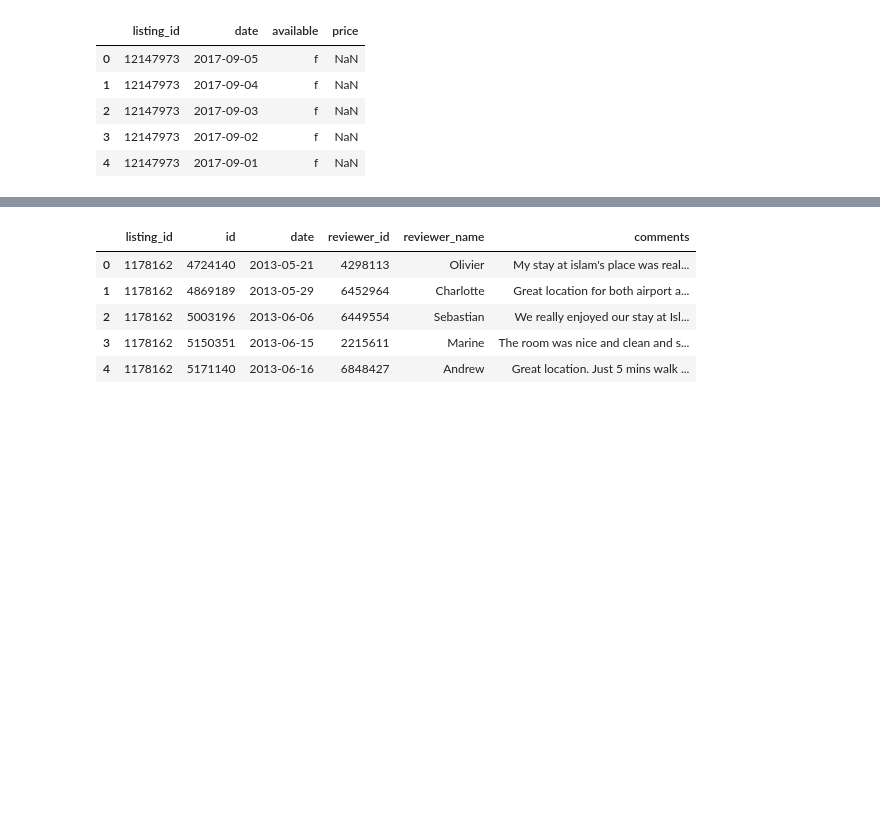
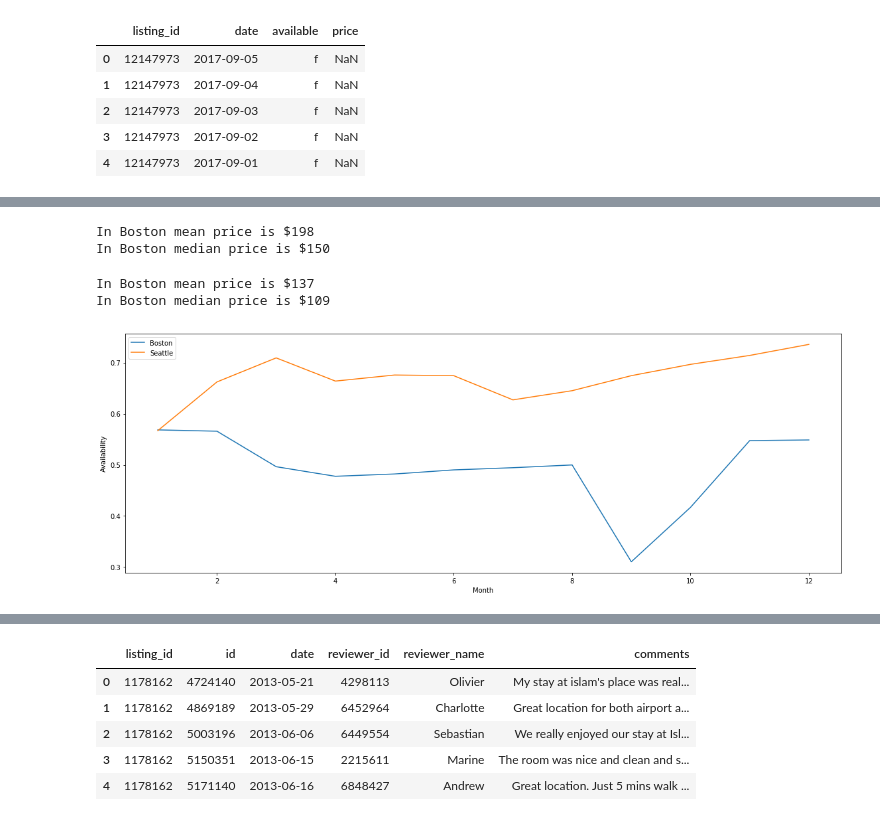
Before and after one commit to vasilyor/DataScienceBlogPost, a Jupyter notebook: DataScienceBlogPost.ipynb, the cells around one changed output, grey strips where cells are left out. Drawn from its saved outputs; the diff is of its cells as text; code cells hidden in the pictures; blank space fills up the shorter version.

```diff
--- a/DataScienceBlogPost.ipynb
+++ b/DataScienceBlogPost.ipynb
@@ -85,0 +182,26 @@ df_b_cal.head()
+# %%
+# Google: The "mean" is the "average" you're used to, where you add up all the numbers and then divide by the number of numbers. The "median" is the "middle" value in the list of numbers
+
+print('In Boston mean price is ${}'.format(int(df_b_cal['price'].mean())))
+print('In Boston median price is ${}'.format(int(df_b_cal['price'].median())))
+# %% [output]
+In Boston mean price is $198
+In Boston median price is $150
+# %%
+# Google: The "mean" is the "average" you're used to, where you add up all the numbers and then divide by the number of numbers. The "median" is the "middle" value in the list of numbers
+
+print('In Boston mean price is ${}'.format(int(df_s_cal['price'].mean())))
+print('In Boston median price is ${}'.format(int(df_s_cal['price'].median())))
+# %% [output]
+In Boston mean price is $137
+In Boston median price is $109
+# %%
+#Boston - availability per month
+available_per_month_b = df_b_cal.drop(['day','price','date'],axis=1)
+available_per_month_b = pd.get_dummies(available_per_month_b, columns = ['available'])
+available_per_month_b = available_per_month_b.drop(['available_f'],axis=1).groupby('month').mean()
+
+#Seattle - availability per month
+available_per_month_s = df_s_cal.drop(['day','price','date'],axis=1)
+available_per_month_s = pd.get_dummies(available_per_month_s, columns = ['available'])
+available_per_month_s = available_per_month_s.drop(['available_f'],axis=1).groupby('month').mean()
@@ -85,0 +220,12 @@ df_b_cal.head()
+# %%
+#Visualisation for how availability is changing based on month of the year
+
+fig = plt.figure(figsize=(15,5))
+ax = fig.add_axes([0,0,1,1])
+ax.plot(available_per_month_b['available_t'], label='Boston')
+ax.plot(available_per_month_s['available_t'], label='Seattle')
+ax.legend()
+ax.set_xlabel('Month')
+ax.set_ylabel('Availability');
+# %% [output]
+[figure, added]
```
Also changed, not shown: parts of 78 cells of this notebook.
